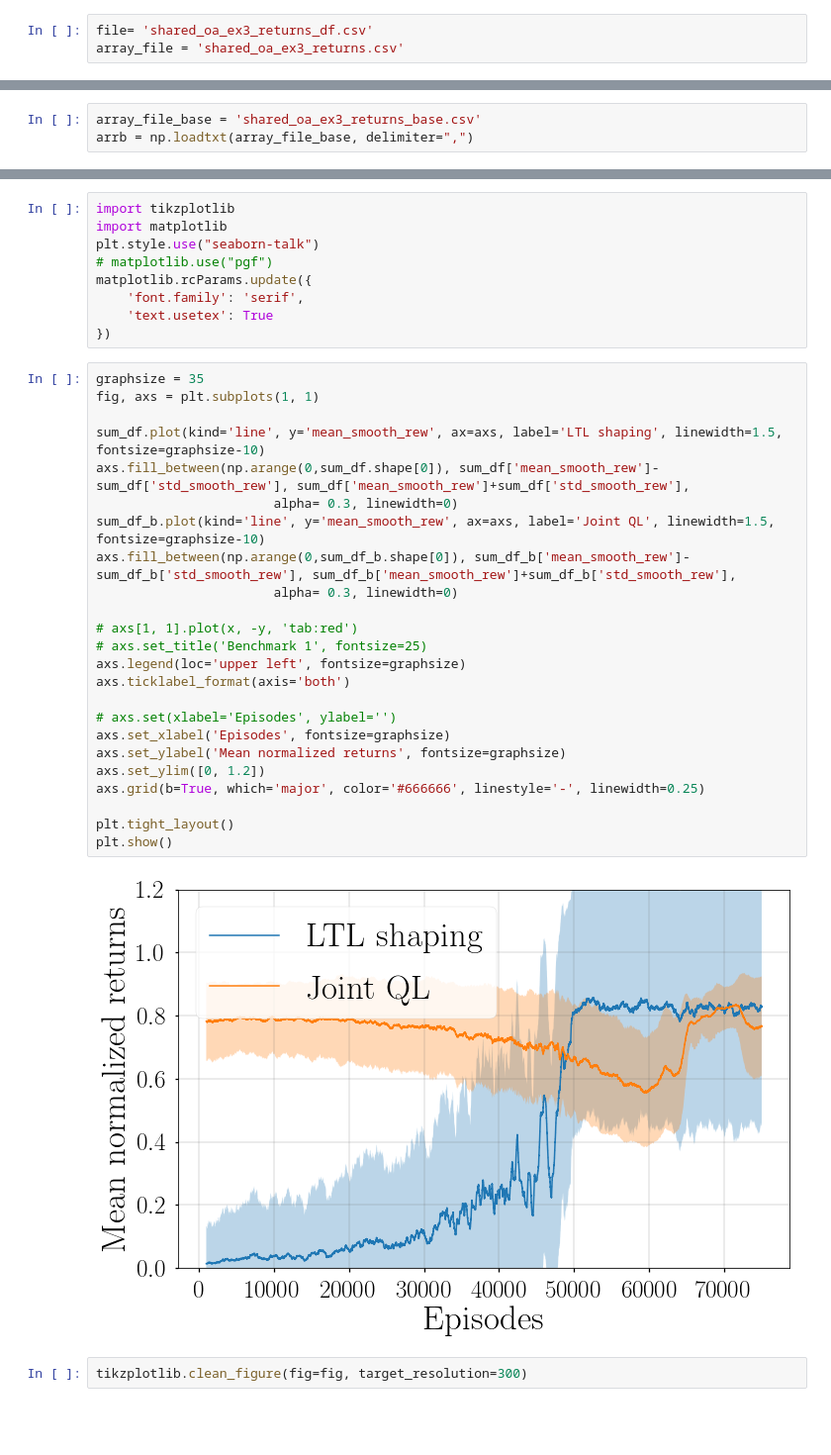
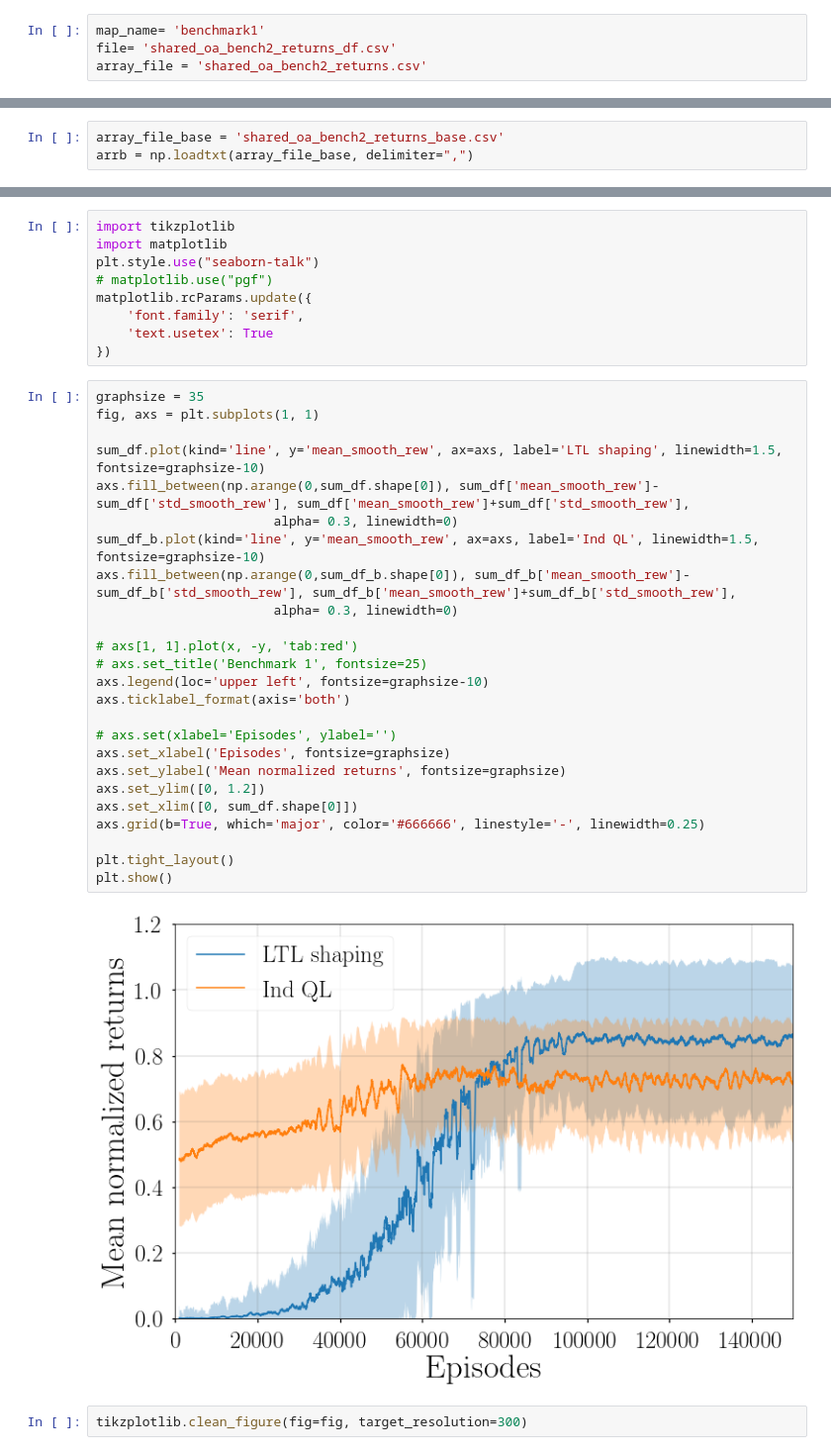
Before and after one commit to IngyN/macsrl, a Jupyter notebook: graphing.ipynb, the cells around one changed output, grey strips where cells are left out. Shown at 99% size. Drawn from its saved outputs; the diff is of its cells as text; blank space fills up the shorter version.

Commit message:
saving rewards for graphing and report

```diff
--- a/graphing.ipynb
+++ b/graphing.ipynb
@@ -101,7 +104,8 @@ window=1000
 # %% [markdown]
 ### Load trace from file
 # %%
-file= 'shared_oa_ex3_returns_df.csv'
-array_file = 'shared_oa_ex3_returns.csv'
+map_name= 'benchmark1'
+file= 'shared_oa_bench2_returns_df.csv'
+array_file = 'shared_oa_bench2_returns.csv'
 # %%
 trace = Trace(n_agents, file)
@@ -150,7 +156,7 @@ sum_df.shape
 # %% [markdown]
 ## Load baseline
 # %%
-array_file_base = 'shared_oa_ex3_returns_base.csv'
+array_file_base = 'shared_oa_bench2_returns_base.csv'
 arrb = np.loadtxt(array_file_base, delimiter=",")
 # %%
 df_b = pd.DataFrame(data = arrb,
@@ -201,28 +207,29 @@ matplotlib.rcParams.update({
 # %%
 graphsize = 35
 fig, axs = plt.subplots(1, 1)
 
 sum_df.plot(kind='line', y='mean_smooth_rew', ax=axs, label='LTL shaping', linewidth=1.5, fontsize=graphsize-10)
 axs.fill_between(np.arange(0,sum_df.shape[0]), sum_df['mean_smooth_rew']-sum_df['std_smooth_rew'], sum_df['mean_smooth_rew']+sum_df['std_smooth_rew'],
                        alpha= 0.3, linewidth=0)
-sum_df_b.plot(kind='line', y='mean_smooth_rew', ax=axs, label='Joint QL', linewidth=1.5, fontsize=graphsize-10)
+sum_df_b.plot(kind='line', y='mean_smooth_rew', ax=axs, label='Ind QL', linewidth=1.5, fontsize=graphsize-10)
 axs.fill_between(np.arange(0,sum_df_b.shape[0]), sum_df_b['mean_smooth_rew']-sum_df_b['std_smooth_rew'], sum_df_b['mean_smooth_rew']+sum_df_b['std_smooth_rew'],
                        alpha= 0.3, linewidth=0)
 
 # axs[1, 1].plot(x, -y, 'tab:red')
 # axs.set_title('Benchmark 1', fontsize=25)
-axs.legend(loc='upper left', fontsize=graphsize)
+axs.legend(loc='upper left', fontsize=graphsize-10)
 axs.ticklabel_format(axis='both')
 
 # axs.set(xlabel='Episodes', ylabel='')
 axs.set_xlabel('Episodes', fontsize=graphsize)
 axs.set_ylabel('Mean normalized returns', fontsize=graphsize)
 axs.set_ylim([0, 1.2])
+axs.set_xlim([0, sum_df.shape[0]])
 axs.grid(b=True, which='major', color='#666666', linestyle='-', linewidth=0.25)
 
 plt.tight_layout()
 plt.show()
 # %% [output]
-[figure, old version]
+[figure, new version]
 # %%
 tikzplotlib.clean_figure(fig=fig, target_resolution=300)
```
Also changed, not shown: parts of 10 cells of this notebook, 32 other files.
